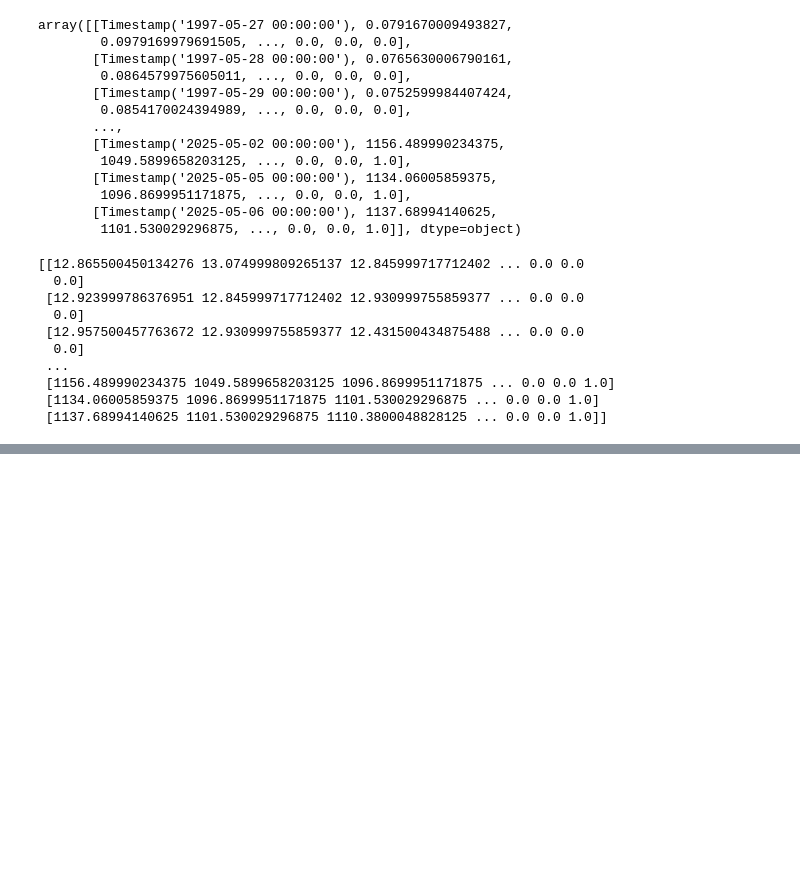
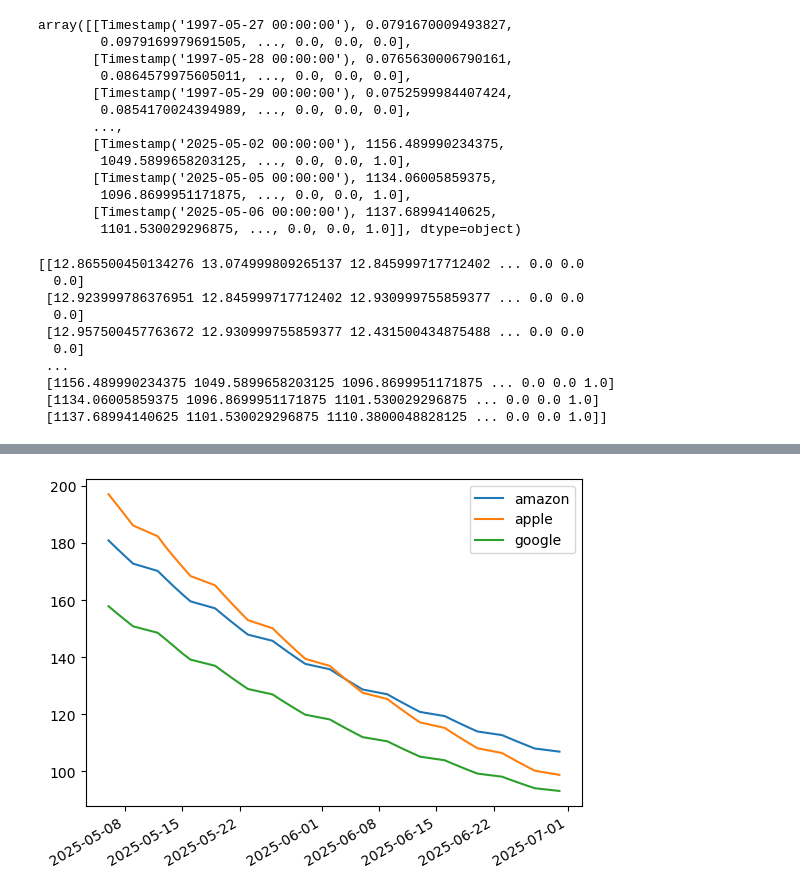
Before and after one commit to YMoule/MAT-128-Project, a Jupyter notebook: LSTM_Final_Days.ipynb, the cells around one changed output, grey strips where cells are left out. Saved outputs shown, nothing was run; the diff lists cells and outputs as text; code cells hidden in the pictures; blank space fills up the shorter version.

```diff
--- a/LSTM_Final_Days.ipynb
+++ b/LSTM_Final_Days.ipynb
@@ -483,0 +502,14 @@ print(y)
+# %%
+# Graphing just amazon, apple, and google
+import matplotlib.dates as mdates
+plt.plot(future_dates, amazon_preds_norm, label='amazon')
+plt.plot(future_dates,apple_preds_norm, label='apple')
+plt.plot(future_dates,google_preds_norm, label='google')
+
+plt.legend()
+
+plt.gcf().autofmt_xdate()  # Rotate date labels nicely
+plt.gca().xaxis.set_major_formatter(mdates.DateFormatter('%Y-%m-%d'))
+plt.show()
+# %% [output]
+[figure, added]
```
Also changed, not shown: parts of 11 cells of this notebook, 3 other files.
